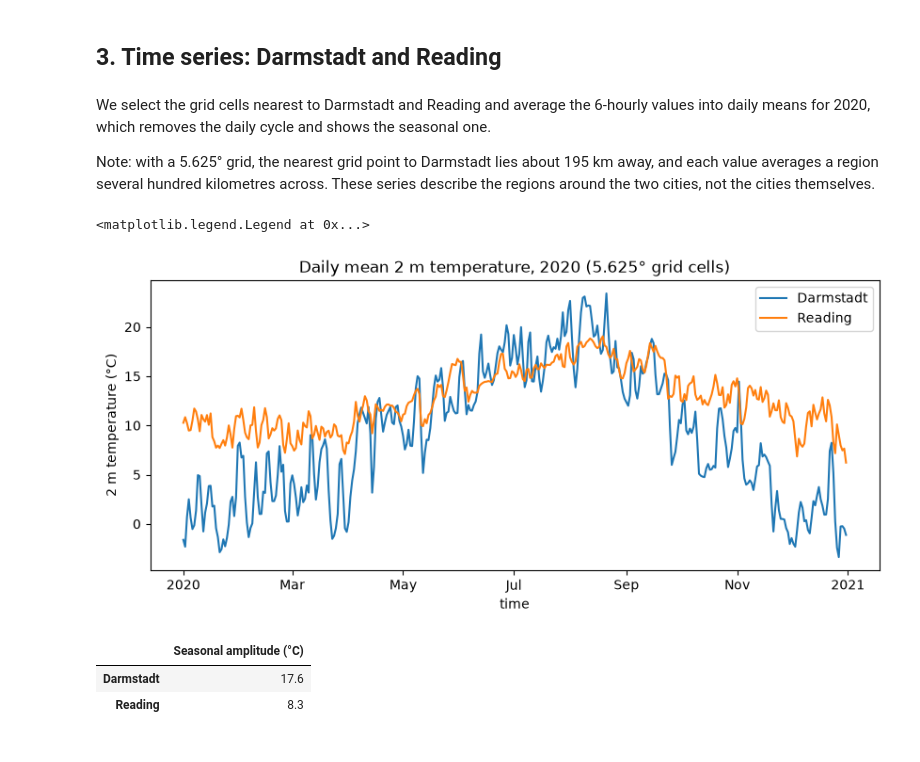
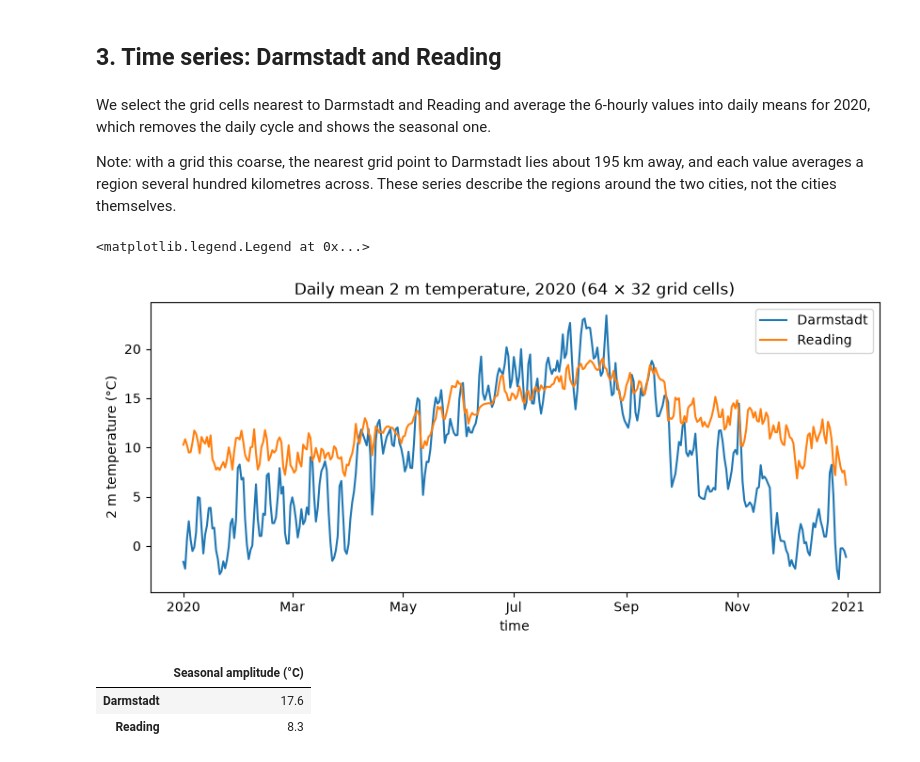
Before and after one commit to Fonta1/era5-exploration, a Jupyter notebook: era5_exploration.ipynb, the cells around one changed output. Drawn from its saved outputs; the diff is of its cells as text; code cells hidden in the pictures.

```diff
--- a/era5_exploration.ipynb
+++ b/era5_exploration.ipynb
@@ -87,7 +86,7 @@ We select the grid cells nearest to Darmstadt and Reading and average the 6-hour
 values into daily means for 2020, which removes the daily cycle and shows the
 seasonal one.
 
-Note: with a 5.625° grid, the nearest grid point to Darmstadt lies about 195 km away,
+Note: with a grid this coarse, the nearest grid point to Darmstadt lies about 195 km away,
 and each value averages a region several hundred kilometres across. These series
 describe the regions around the two cities, not the cities themselves.
 # %%
@@ -110,15 +109,15 @@ darmstadt_daily = resampled_mean_celsius(darmstadt, "2020-01-01", "2020-12-31",
 # %%
 fig, ax = plt.subplots(figsize=(10, 4))
 
 darmstadt_daily.plot(ax=ax, label="Darmstadt")
 reading_daily.plot(ax=ax, label="Reading")
 
 ax.set_ylabel("2 m temperature (°C)")
-ax.set_title("Daily mean 2 m temperature, 2020 (5.625° grid cells)")
+ax.set_title("Daily mean 2 m temperature, 2020 (64 × 32 grid cells)")
 ax.legend()
 # %% [output]
 <matplotlib.legend.Legend at 0x...>
-[figure, old version]
+[figure, new version]
 # %%
 START, END = "2020-01-01", "2020-12-31"
 
```
Also changed, not shown: parts of 8 cells of this notebook, 3 other files.
